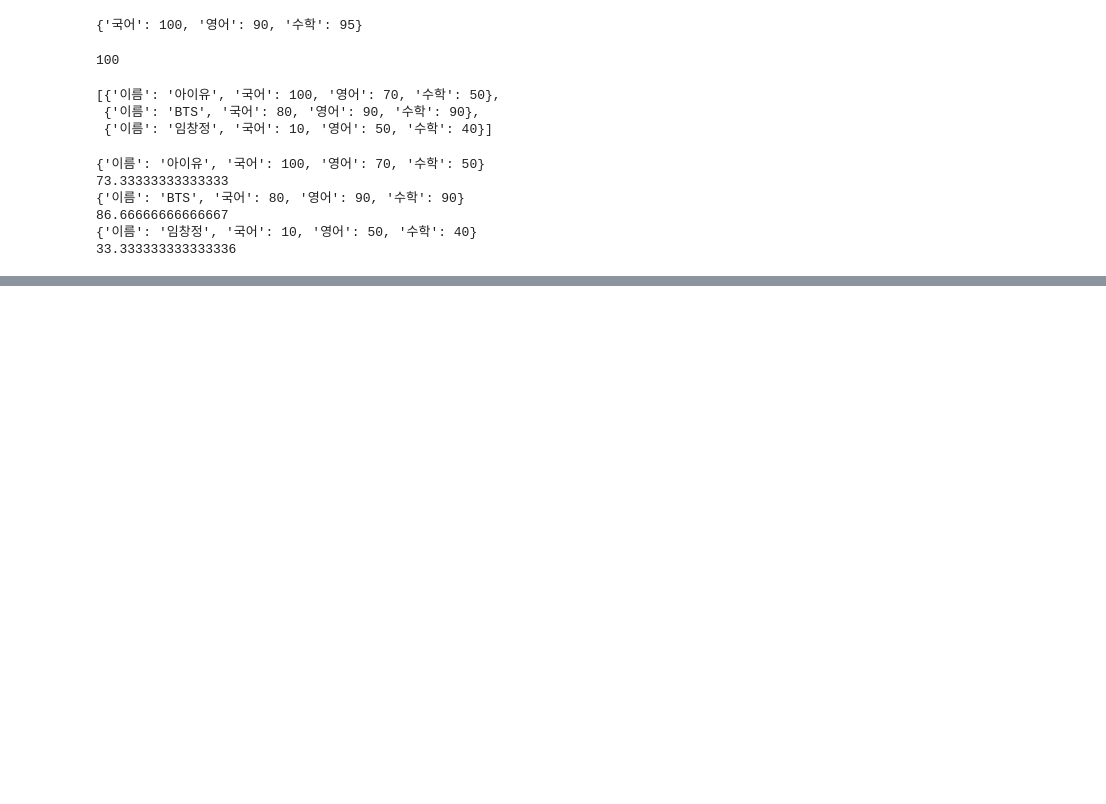
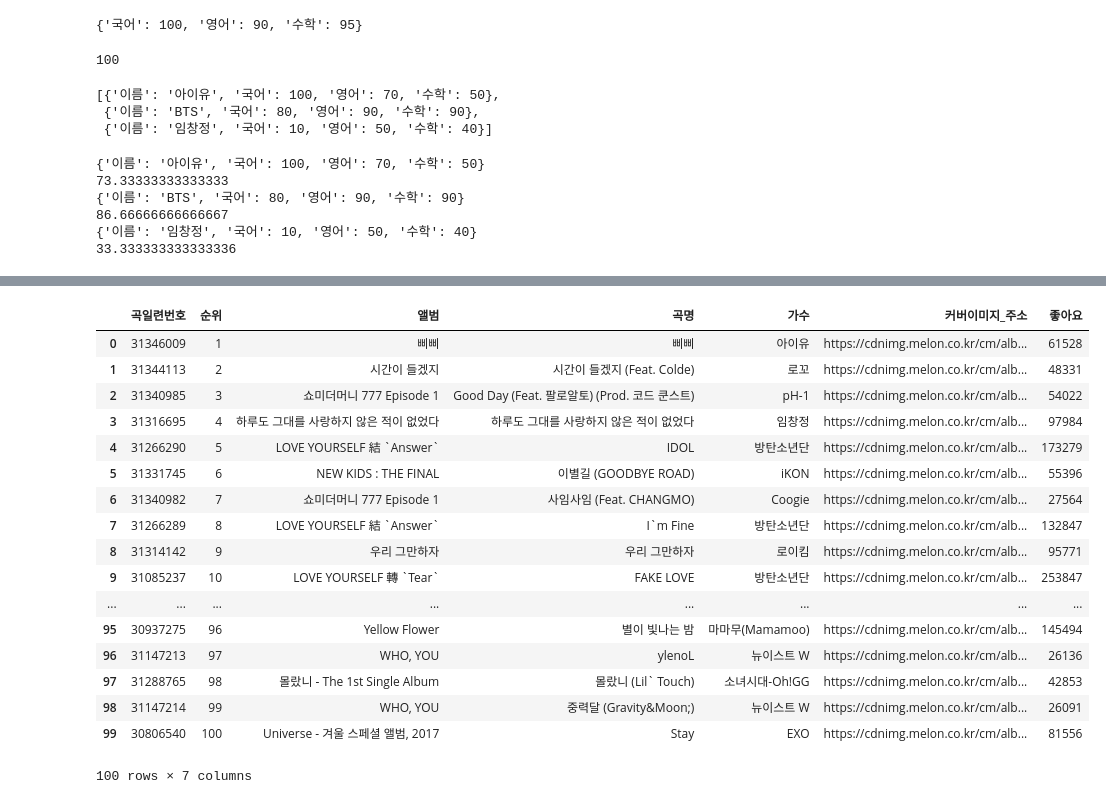
Before and after one commit to CodingSta/demo-201810-lge, a Jupyter notebook: 파이썬강의.ipynb, the cells around one changed output, grey strips where cells are left out. Saved outputs shown, nothing was run; the diff lists cells and outputs as text; code cells hidden in the pictures; blank space fills up the shorter version.

```diff
--- a/파이썬강의.ipynb
+++ b/파이썬강의.ipynb
@@ -584,0 +690,21 @@ for 학생 in 학생목록:
+# %%
+df
+# %% [output]
+|  | 곡일련번호 | 순위 | 앨범 | 곡명 | 가수 | 커버이미지_주소 | 좋아요 |
+| 0 | 31346009 | 1 | 삐삐 | 삐삐 | 아이유 | https://cdnimg.melon.co.kr/cm/alb... | 61528 |
+| 1 | 31344113 | 2 | 시간이 들겠지 | 시간이 들겠지 (Feat. Colde) | 로꼬 | https://cdnimg.melon.co.kr/cm/alb... | 48331 |
+| 2 | 31340985 | 3 | 쇼미더머니 777 Episode 1 | Good Day (Feat. 팔로알토) (Prod. 코드 쿤스트) | pH-1 | https://cdnimg.melon.co.kr/cm/alb... | 54022 |
+| 3 | 31316695 | 4 | 하루도 그대를 사랑하지 않은 적이 없었다 | 하루도 그대를 사랑하지 않은 적이 없었다 | 임창정 | https://cdnimg.melon.co.kr/cm/alb... | 97984 |
+| 4 | 31266290 | 5 | LOVE YOURSELF 結 `Answer` | IDOL | 방탄소년단 | https://cdnimg.melon.co.kr/cm/alb... | 173279 |
+| 5 | 31331745 | 6 | NEW KIDS : THE FINAL | 이별길 (GOODBYE ROAD) | iKON | https://cdnimg.melon.co.kr/cm/alb... | 55396 |
+| 6 | 31340982 | 7 | 쇼미더머니 777 Episode 1 | 사임사임 (Feat. CHANGMO) | Coogie | https://cdnimg.melon.co.kr/cm/alb... | 27564 |
+| 7 | 31266289 | 8 | LOVE YOURSELF 結 `Answer` | I`m Fine | 방탄소년단 | https://cdnimg.melon.co.kr/cm/alb... | 132847 |
+| 8 | 31314142 | 9 | 우리 그만하자 | 우리 그만하자 | 로이킴 | https://cdnimg.melon.co.kr/cm/alb... | 95771 |
+| 9 | 31085237 | 10 | LOVE YOURSELF 轉 `Tear` | FAKE LOVE | 방탄소년단 | https://cdnimg.melon.co.kr/cm/alb... | 253847 |
+| ... | ... | ... | ... | ... | ... | ... | ... |
+| 95 | 30937275 | 96 | Yellow Flower | 별이 빛나는 밤 | 마마무(Mamamoo) | https://cdnimg.melon.co.kr/cm/alb... | 145494 |
+| 96 | 31147213 | 97 | WHO, YOU | ylenoL | 뉴이스트 W | https://cdnimg.melon.co.kr/cm/alb... | 26136 |
+| 97 | 31288765 | 98 | 몰랐니 - The 1st Single Album | 몰랐니 (Lil` Touch) | 소녀시대-Oh!GG | https://cdnimg.melon.co.kr/cm/alb... | 42853 |
+| 98 | 31147214 | 99 | WHO, YOU | 중력달 (Gravity&Moon;) | 뉴이스트 W | https://cdnimg.melon.co.kr/cm/alb... | 26091 |
+| 99 | 30806540 | 100 | Universe - 겨울 스페셜 앨범, 2017 | Stay | EXO | https://cdnimg.melon.co.kr/cm/alb... | 81556 |
+100 rows × 7 columns
```
Also changed, not shown: parts of 13 cells of this notebook.
